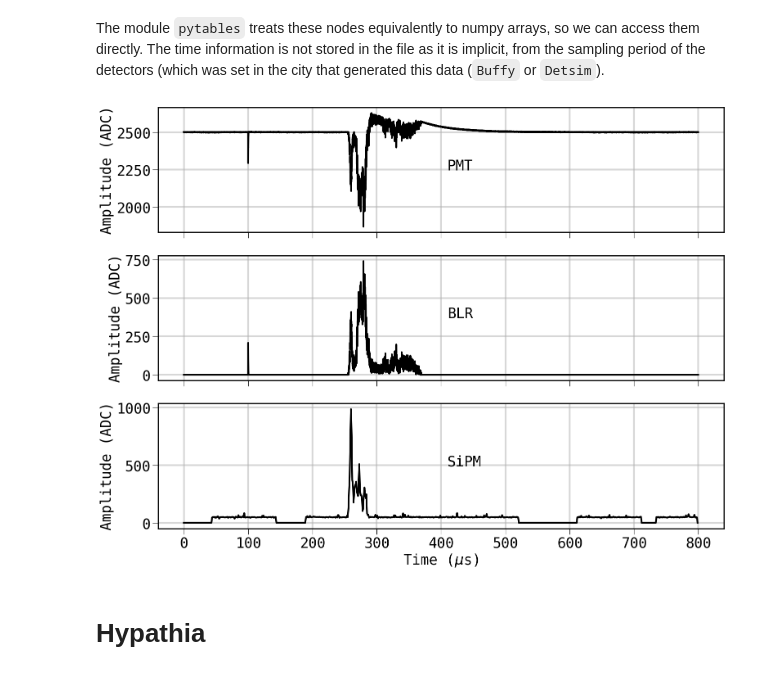
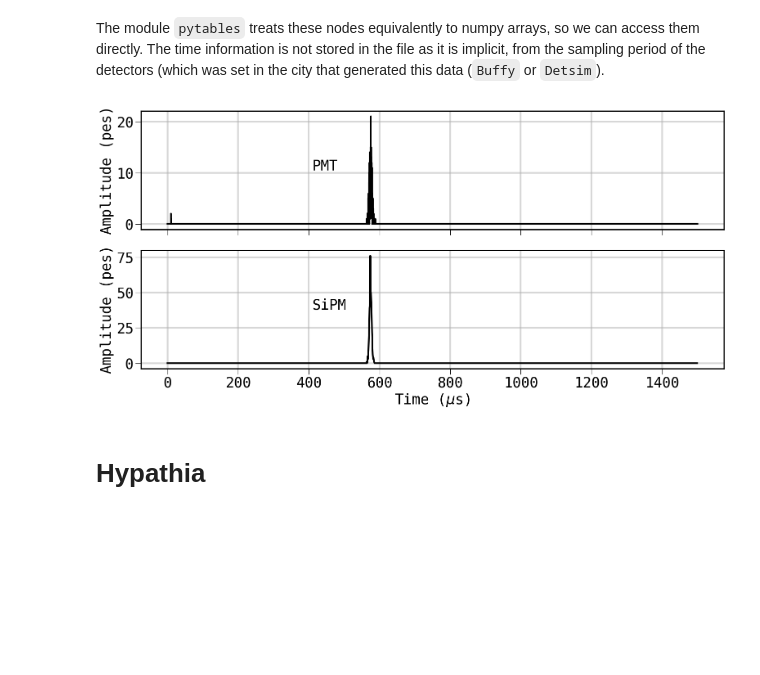
Before and after one commit to gonzaponte/ic-course, a Jupyter notebook: 5 - hypathia.ipynb, the cells around one changed output. Cells and saved outputs as stored; diff of their text form; code cells hidden in the pictures; blank space fills up the shorter version.

```diff
--- a/5 - hypathia.ipynb
+++ b/5 - hypathia.ipynb
@@ -13,6 +13,7 @@ input_file = "data/HEe_fullsim.buffy.h5"
 #input_file = "data/HEe_fastsim.detsim.h5"
 #input_file = "data/Kr83_fullsim.buffy.h5"
 #input_file = "data/Kr83_fastsim.detsim.h5"
+input_file = "/home/gonzalo/Downloads/Next100_500keVeminus_degrad.detsim.h5"
 # %% [markdown]
 # Input file structure
 # %% [markdown]
@@ -32,21 +43,21 @@ Cannot open input file: ``/home/gonzalo/sw/git/ic-course`` is not a regular file
 # %% [markdown]
 The module `pytables` treats these nodes equivalently to numpy arrays, so we can access them directly. The time information is not stored in the file as it is implicit, from the sampling period of the detectors (which was set in the city that generated this data (`Buffy` or `Detsim`).
 # %%
-event_number = 1
+event_number = 0
 with tb.open_file(input_file) as file:
     wf_pmt  = find_highest_wf(file.root. pmtrd, event_number)
     wf_sipm = find_highest_wf(file.root.sipmrd, event_number)
 
-    sp_pmt  = 1e-3 # sampling period in mus
+    sp_pmt  = 25e-3 # sampling period in mus
     sp_sipm = 1    # sampling period in mus
     t_pmt   = np.arange(wf_pmt .size) * sp_pmt
     t_sipm  = np.arange(wf_sipm.size) * sp_sipm
 
     _, (ax1, ax2) = plt.subplots(2, 1, sharex=True, figsize=(16, 8))
     ax1.plot(t_pmt , wf_pmt ); ax1.text(410, wf_pmt .max()/2, "PMT" );                                 ax1.set_ylabel("Amplitude (pes)")
     ax2.plot(t_sipm, wf_sipm); ax2.text(410, wf_sipm.max()/2, "SiPM"); ax2.set_xlabel("Time ($\mu$s)");ax2.set_ylabel("Amplitude (pes)")
 # %% [output]
-[figure, old version]
+[figure, new version]
 # %% [markdown]
 # Hypathia
 # %% [markdown]
```
Also changed, not shown: parts of 8 cells of this notebook, 1 other file.
